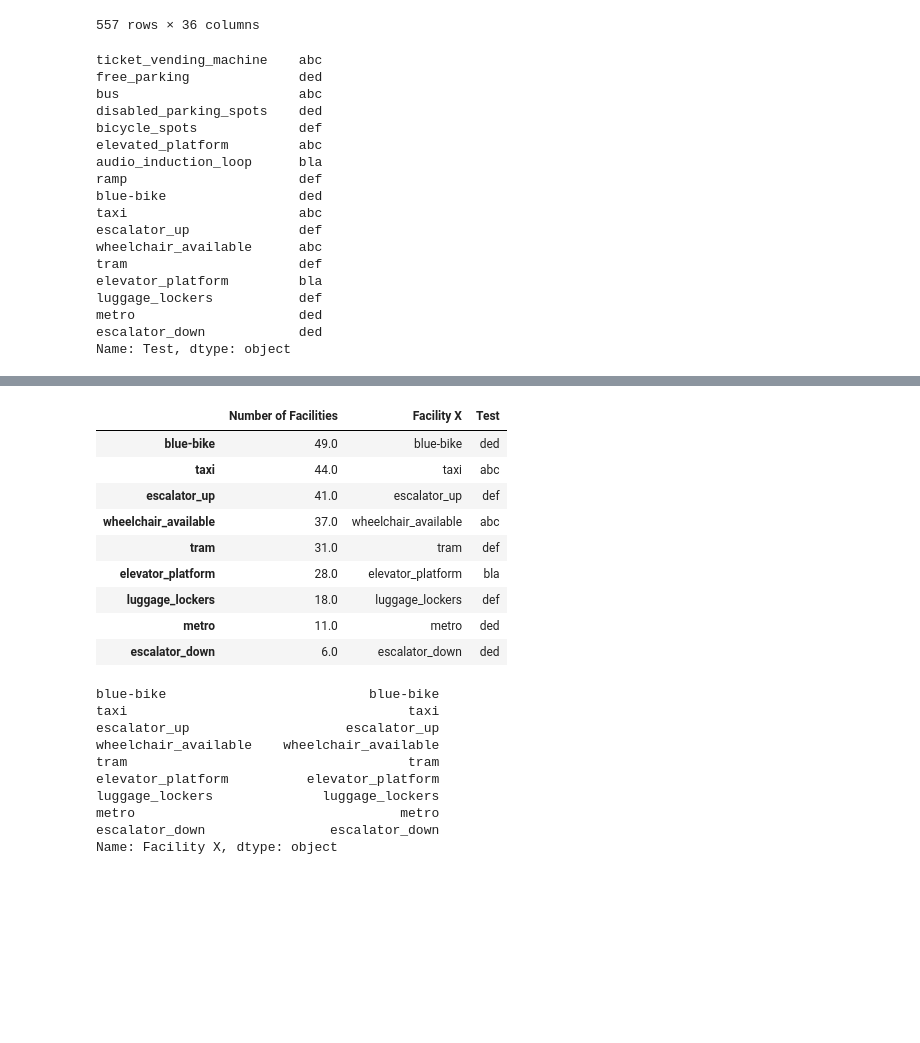
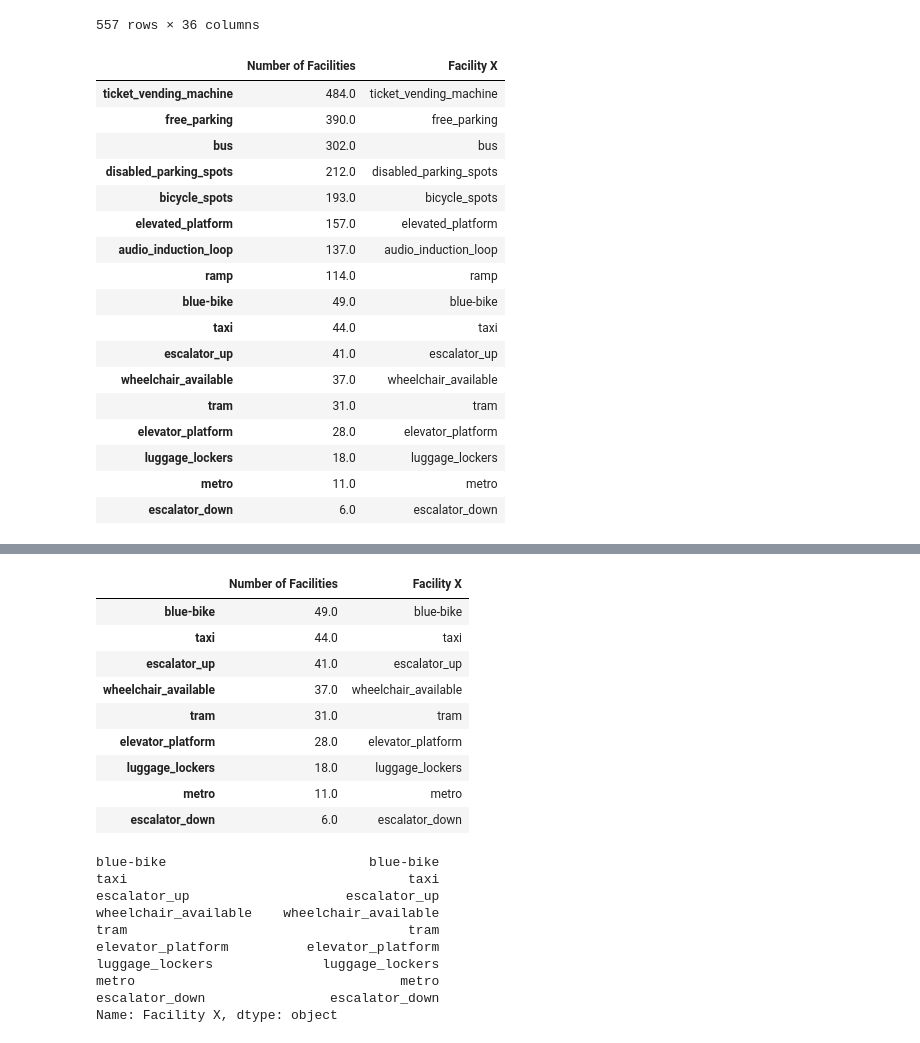
Before and after one commit to Seoyangsam/ACRM, a Jupyter notebook: src/data_processing/Q14.ipynb, the cells around one changed output, grey strips where cells are left out. Saved outputs shown, nothing was run; the diff lists cells and outputs as text; code cells hidden in the pictures; blank space fills up the shorter version.

```diff
--- a/src/data_processing/Q14.ipynb
+++ b/src/data_processing/Q14.ipynb
@@ -48,26 +30,26 @@ number_facilities['Test'] = ['abc', 'def', 'ded', 'abc', 'def', 'ded', 'abc', 'd
 # %%
 number_facilities = number_facilities.sort_values(by = "Number of Facilities", ascending=False)
 # %%
-number_facilities['Test']
+number_facilities
 # %% [output]
-ticket_vending_machine    abc
-free_parking              ded
-bus                       abc
-disabled_parking_spots    ded
-bicycle_spots             def
-elevated_platform         abc
-audio_induction_loop      bla
-ramp                      def
-blue-bike                 ded
-taxi                      abc
-escalator_up              def
-wheelchair_available      abc
-tram                      def
-elevator_platform         bla
-luggage_lockers           def
-metro                     ded
-escalator_down            ded
-Name: Test, dtype: object
+|  | Number of Facilities | Facility X |
+| ticket_vending_machine | 484.0 | ticket_vending_machine |
+| free_parking | 390.0 | free_parking |
+| bus | 302.0 | bus |
+| disabled_parking_spots | 212.0 | disabled_parking_spots |
+| bicycle_spots | 193.0 | bicycle_spots |
+| elevated_platform | 157.0 | elevated_platform |
+| audio_induction_loop | 137.0 | audio_induction_loop |
+| ramp | 114.0 | ramp |
+| blue-bike | 49.0 | blue-bike |
+| taxi | 44.0 | taxi |
+| escalator_up | 41.0 | escalator_up |
+| wheelchair_available | 37.0 | wheelchair_available |
+| tram | 31.0 | tram |
+| elevator_platform | 28.0 | elevator_platform |
+| luggage_lockers | 18.0 | luggage_lockers |
+| metro | 11.0 | metro |
+| escalator_down | 6.0 | escalator_down |
 # %%
 plt.figure(figsize=(10,6), facecolor= "white")
 plt.bar(number_facilities['Facility X'], number_facilities['Number of Facilities'])
@@ -78,20 +60,21 @@ plt.xticks(rotation = "vertical")
 plt.show()
 # %% [output]
 [figure]
-# %%
-rare_facilities = number_facilities.tail(9)
-rare_facilities
-# %% [output]
-|  | Number of Facilities | Facility X | Test |
-| blue-bike | 49.0 | blue-bike | ded |
-| taxi | 44.0 | taxi | abc |
-| escalator_up | 41.0 | escalator_up | def |
-| wheelchair_available | 37.0 | wheelchair_available | abc |
-| tram | 31.0 | tram | def |
-| elevator_platform | 28.0 | elevator_platform | bla |
-| luggage_lockers | 18.0 | luggage_lockers | def |
-| metro | 11.0 | metro | ded |
-| escalator_down | 6.0 | escalator_down | ded |
+# %%
+#ASSUMPTION: rare facilities are facilities where the amount drops, starting from blue-bike until escalator down
+rare_facilities = number_facilities.tail(9)
+rare_facilities
+# %% [output]
+|  | Number of Facilities | Facility X |
+| blue-bike | 49.0 | blue-bike |
+| taxi | 44.0 | taxi |
+| escalator_up | 41.0 | escalator_up |
+| wheelchair_available | 37.0 | wheelchair_available |
+| tram | 31.0 | tram |
+| elevator_platform | 28.0 | elevator_platform |
+| luggage_lockers | 18.0 | luggage_lockers |
+| metro | 11.0 | metro |
+| escalator_down | 6.0 | escalator_down |
 # %%
 rare_facilities['Facility X']
 # %% [output]
```
Also changed, not shown: parts of 8 cells of this notebook, 2 other files.
